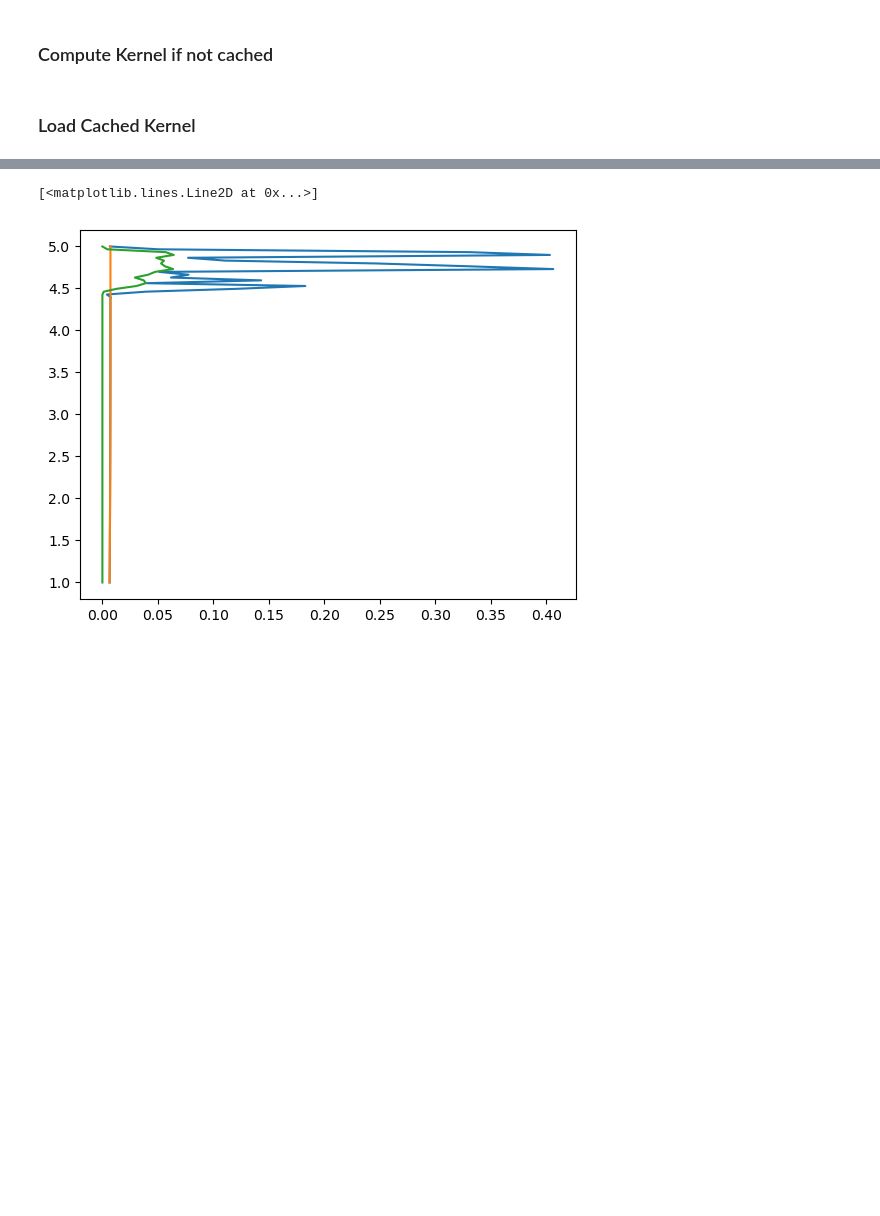
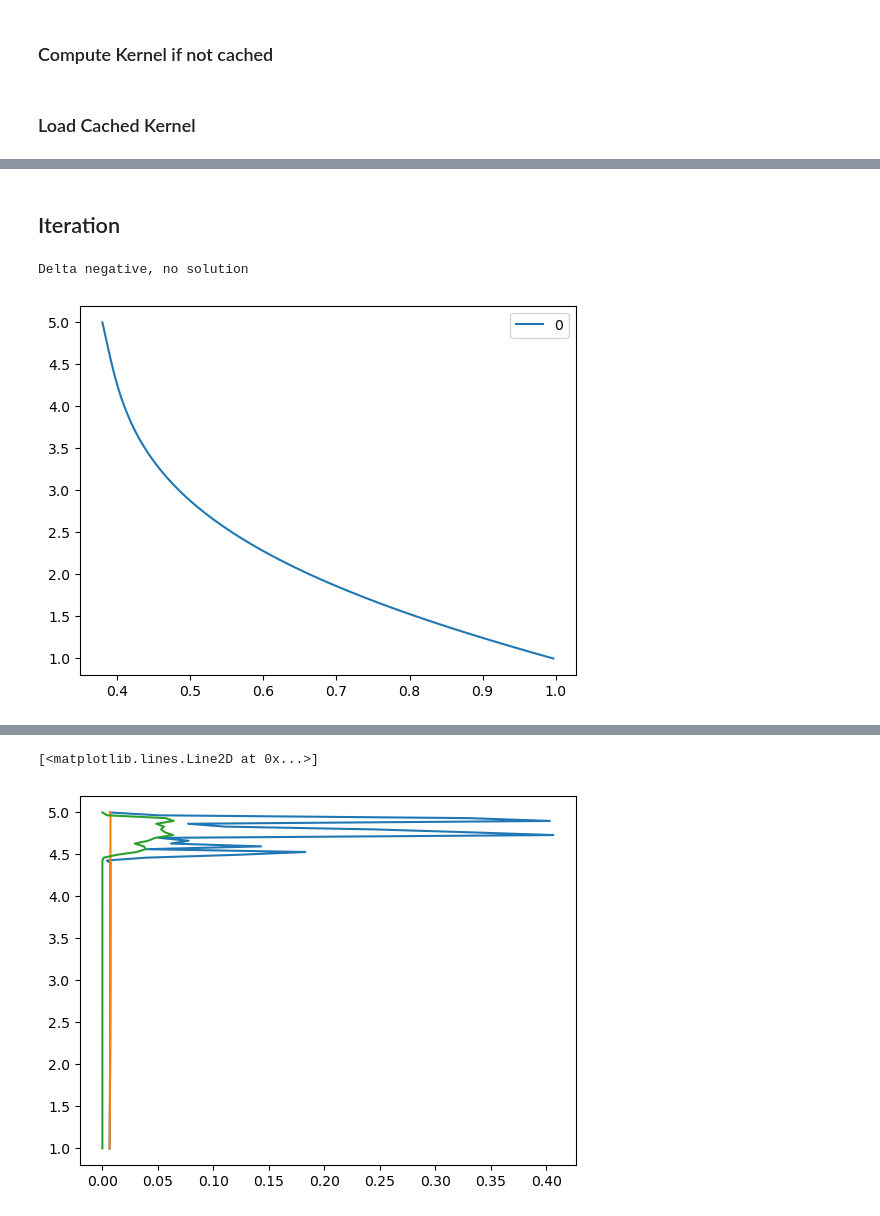
Before and after one commit to mjt257/SSWs, a Jupyter notebook: notebooks/steady_states_searching.ipynb, the cells around one changed output, grey strips where cells are left out. Cells and saved outputs as stored; diff of their text form; code cells hidden in the pictures; blank space fills up the shorter version.

```diff
--- a/notebooks/steady_states_searching.ipynb
+++ b/notebooks/steady_states_searching.ipynb
@@ -30,9 +30,9 @@ np.savez(f'../data_cache/discretizationN={N}_k={k}_R=EandM.npz', zg=zg, oc=oc, L
 ### Load Cached Kernel
 # %%
 #Define simulation parameters
-N = 120 # Number of spatial points
+N = 40 # Number of spatial points
 zb, zt = 1, 5 #bounds
-k = 1 #wave number
+k = 2 #wave number|
 alpha = 4.8
 dz = (zt - zb)/N
 
@@ -46,0 +58,9 @@ zg, oc, Li = discretization['zg'], discretization['oc'], discretization['L']
+# %%
+delta_init = np.random.uniform(0, 1) * np.sin(2 * np.pi * zg / np.random.uniform(5, 20) + np.random.uniform(0, 2 * np.pi))
+
+amplitude = np.random.uniform(0, 1)
+wavelength = np.random.uniform(5, 20)  # Random wavelength
+phase = np.random.uniform(0, 2 * np.pi)  # Random phase
+eta_real_part = amplitude * np.sin(2 * np.pi * zg / wavelength + phase)
+eta_imaginary_part = amplitude * np.cos(2 * np.pi * zg / wavelength + phase)
+eta_init = eta_real_part + 1j * eta_imaginary_part
@@ -47,3 +114,5 @@ zg, oc, Li = discretization['zg'], discretization['oc'], discretization['L']
+# %% [markdown]
+## Iteration
 # %%
 from steady_state_analysis import compute_eta_decomp, dDelta_dt_from_Delta, inner_product, compute_dDelta_dt_from_range_Delta, generate_contours
 from dynamical_system import F_k, dDelta_dt, deta_dt
@@ -52,7 +121,9 @@ import matplotlib.pyplot as plt
 from scipy.linalg import eig
 # %%
 gamma = 1
-S_hat =100
-delta_hat = 0.01
-kappa = 1
+S_hat = 1
+delta_hat = 0.085
+kappa = 5
 Delta_E = np.vectorize(lambda z: 1)
+
+Delta0 = np.ones(N)
@@ -76,0 +130,27 @@ except FileNotFoundError:
+# %%
+Delta0 =  np.ones(N) * 1
+Delta = Delta0
+Deltas = [Delta0]
+dDeltas = []
+etas = []
+for i in range(1):
+    eta, A_ns, eigenvalues, eigenvectors = compute_eta_decomp(Delta, Li, oc, S_hat, delta_hat, F_k, R, zg, k, num_eigenvalues = N)
+    dDelta = dDelta_dt(Delta, eta, Delta_E(zg), gamma, kappa)
+    Delta = dDelta + Delta
+    dDeltas.append(dDelta)
+    Deltas.append(Delta)
+    etas.append(eta)
+    if np.min(Delta) < 0:
+        print('Delta negative, no solution')
+        #break
+    if np.sum(np.abs(dDelta))/N < 0.001:
+        print('dDelta close to 0')
+        #break
+# %% [output]
+Delta negative, no solution
+# %%
+for i, eta in enumerate(etas):
+    plt.plot(np.abs(eta), zg, label=str(i))
+    plt.legend()
+# %% [output]
+[figure, added]
```
Also changed, not shown: parts of 57 cells of this notebook, 7 other files.
